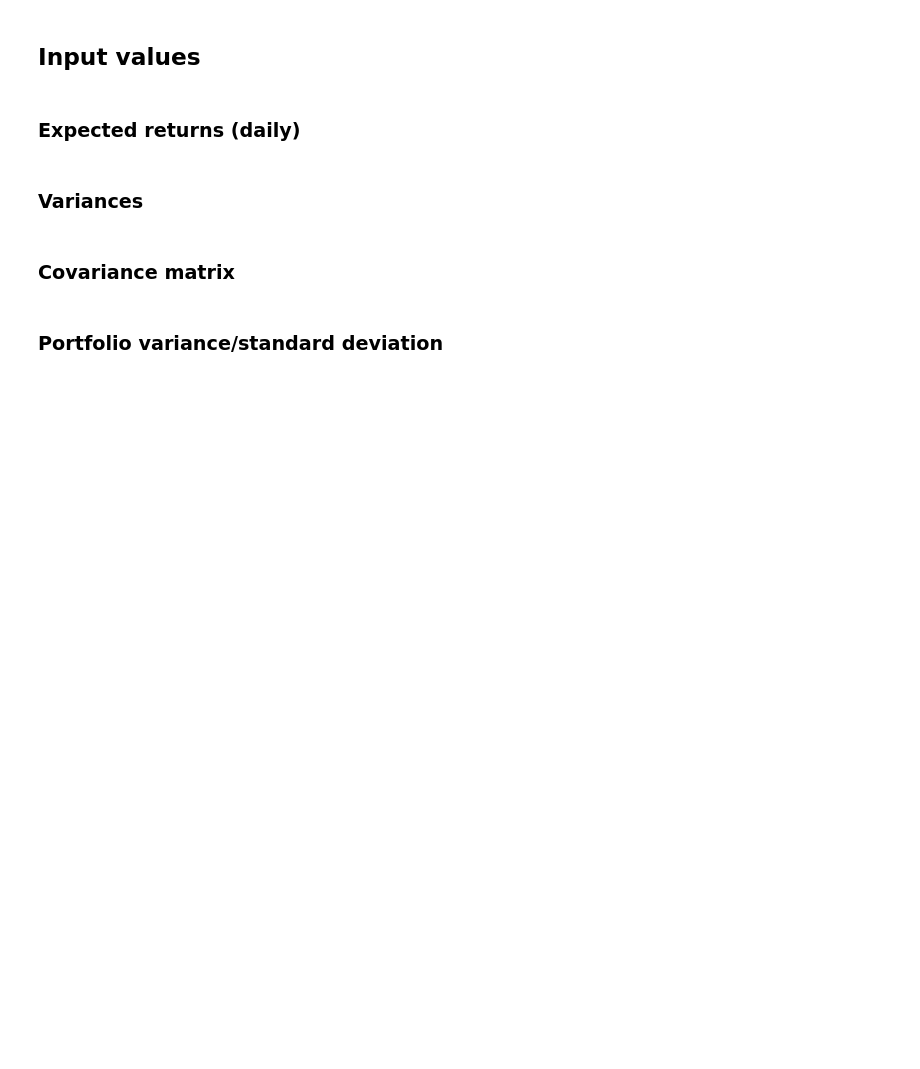
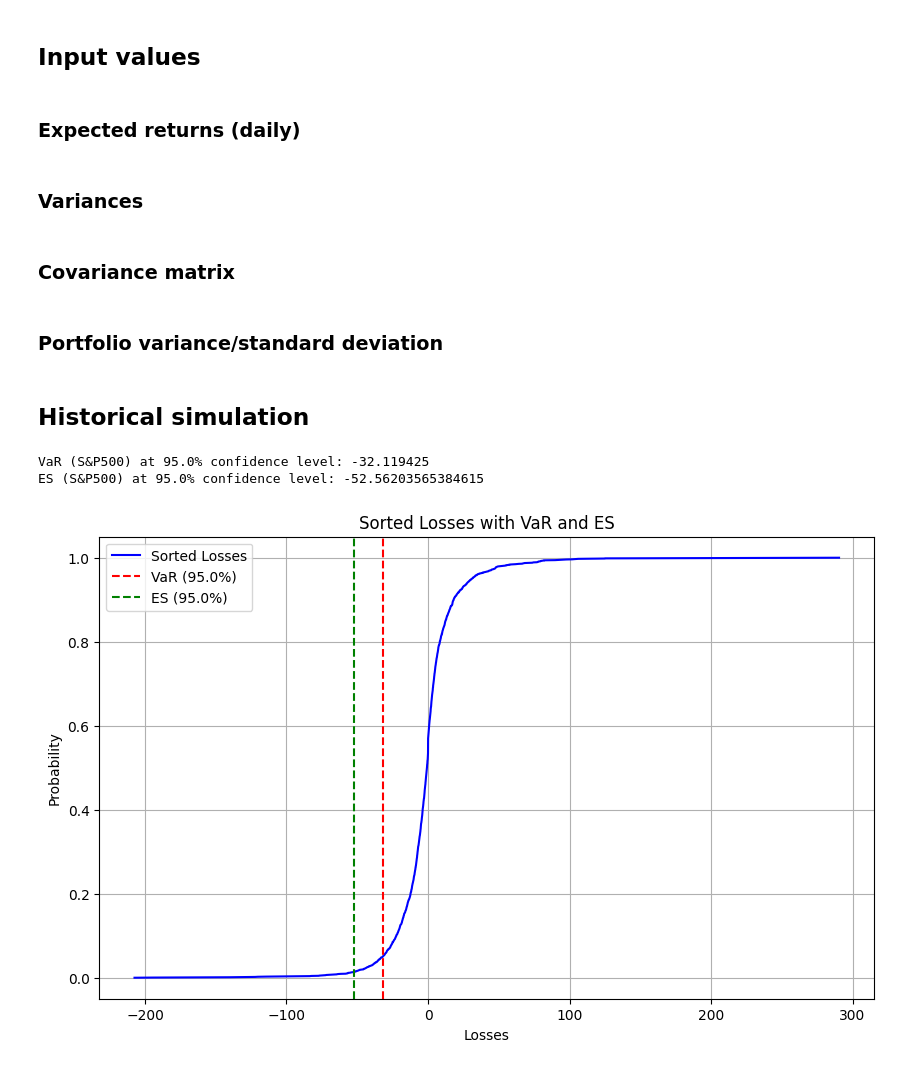
Before and after one commit to Dhruvs120/Quantitative_Risk_Management_Assignments, a Jupyter notebook: initial_notebook.ipynb, the cells around one changed output. Drawn from its saved outputs; the diff is of its cells as text; code cells hidden in the pictures; blank space fills up the shorter version.

Commit message:
Historical Sim.

```diff
--- a/initial_notebook.ipynb
+++ b/initial_notebook.ipynb
@@ -323,3 +323,45 @@ def main():
 
     np.quantile(vT, .99)
     VaR(.95, 0, 1)
+# %% [markdown]
+## Historical simulation
+# %%
+# Extract historical losses for S&P500
+sp500_losses = main_df[(main_df['Date'] >= '2012-01-04') & (main_df['Date'] <= '2021-12-31')]['C_S&P500_Loss'].dropna()
+
+# Sort the losses in ascending order
+sorted_losses = sp500_losses.sort_values()
+
+# Calculate the index for the VaR based on the confidence level
+var_index = int((1 - confidence_level) * len(sorted_losses))
+
+# Calculate VaR
+VaR_sp500 = sorted_losses.iloc[var_index]
+
+# Calculate ES (average of losses beyond VaR)
+ES_sp500 = sorted_losses.iloc[:var_index].mean()
+
+print(f"VaR (S&P500) at {confidence_level * 100}% confidence level: {VaR_sp500}")
+print(f"ES (S&P500) at {confidence_level * 100}% confidence level: {ES_sp500}")
+
+import matplotlib.pyplot as plt
+
+# Plot the sorted losses as a line graph
+plt.figure(figsize=(10, 6))
+plt.plot(sorted_losses.values, np.linspace(0, 1, len(sorted_losses), endpoint=False), label='Sorted Losses', color='blue')
+
+# Highlight VaR and ES on the graph
+plt.axvline(x=VaR_sp500, color='red', linestyle='--', label=f'VaR ({confidence_level * 100}%)')
+plt.axvline(x=ES_sp500, color='green', linestyle='--', label=f'ES ({confidence_level * 100}%)')
+
+# Add labels, title, and legend
+plt.xlabel('Losses')
+plt.ylabel('Probability')
+plt.title('Sorted Losses with VaR and ES')
+plt.legend()
+plt.grid()
+plt.show()
+# %% [output]
+VaR (S&P500) at 95.0% confidence level: -32.119425
+ES (S&P500) at 95.0% confidence level: -52.56203565384615
+[figure, added]
```
Also changed, not shown: parts of 2 cells of this notebook.
